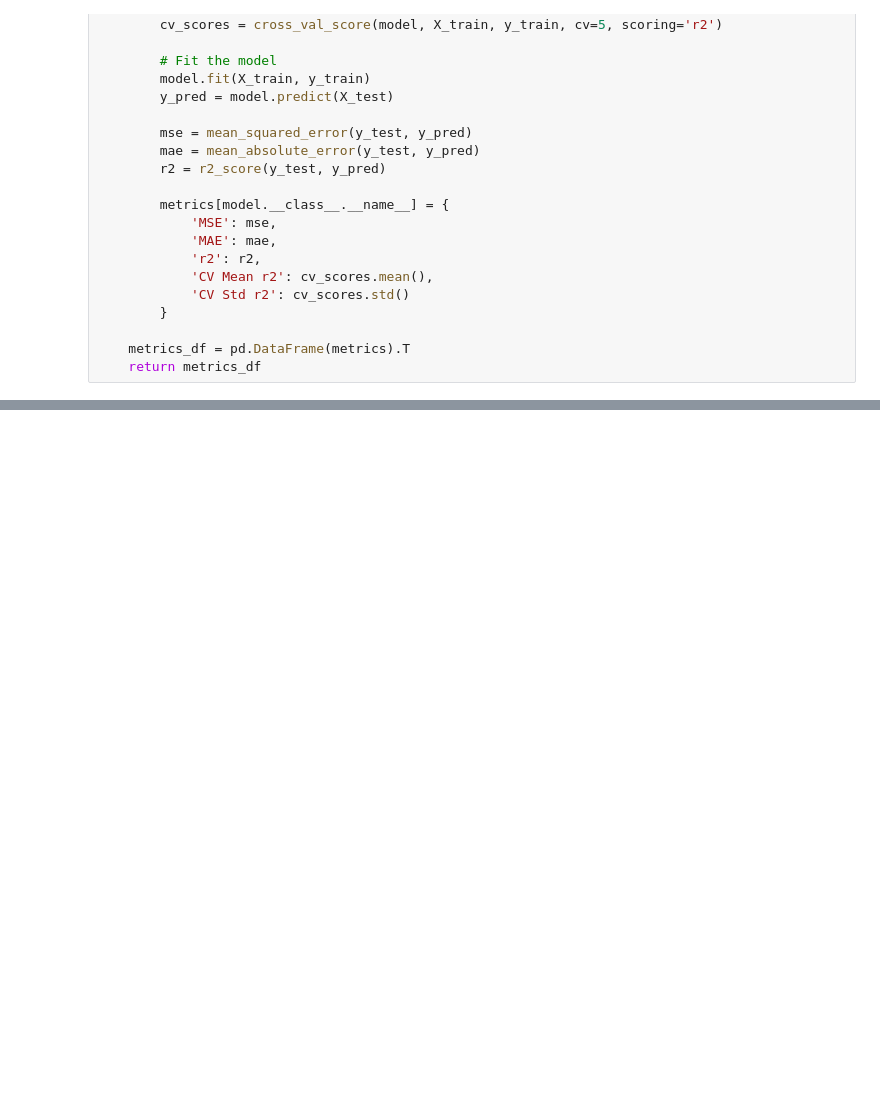
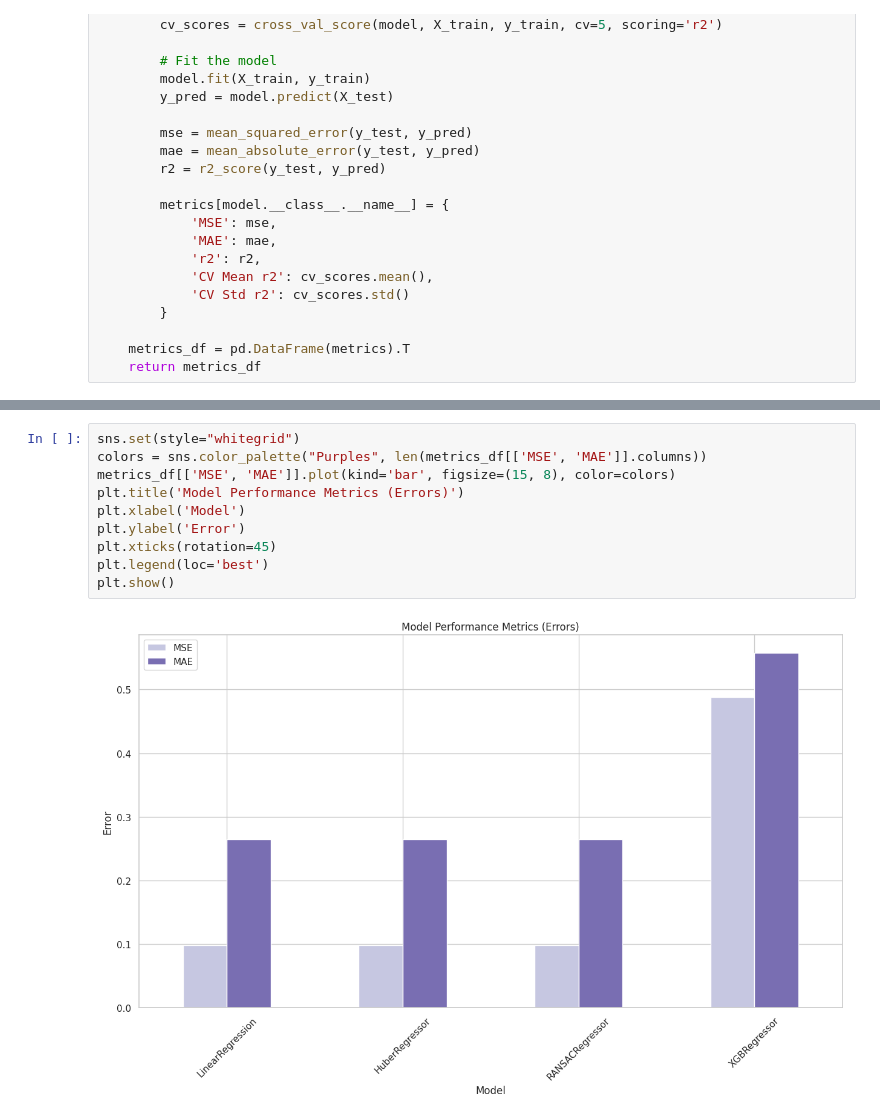
Before and after one commit to JRI11930/StudentPerformance, a Jupyter notebook: StudentPerformance.ipynb, the cells around one changed output, grey strips where cells are left out. Cells and saved outputs as stored; diff of their text form; blank space fills up the shorter version.

Commit message:
fix: EDA colors & README.md

```diff
--- a/StudentPerformance.ipynb
+++ b/StudentPerformance.ipynb
@@ -368 +365,13 @@ metrics_df
 | XGBRegressor | 0.488325 | 0.557701 | 0.951629 | 0.945046 | 0.001264 |
+# %%
+sns.set(style="whitegrid")
+colors = sns.color_palette("Purples", len(metrics_df[['MSE', 'MAE']].columns))
+metrics_df[['MSE', 'MAE']].plot(kind='bar', figsize=(15, 8), color=colors)
+plt.title('Model Performance Metrics (Errors)')
+plt.xlabel('Model')
+plt.ylabel('Error')
+plt.xticks(rotation=45)
+plt.legend(loc='best')
+plt.show()
+# %% [output]
+[figure, added]
```
Also changed, not shown: parts of 3 cells of this notebook, 2 other files.
